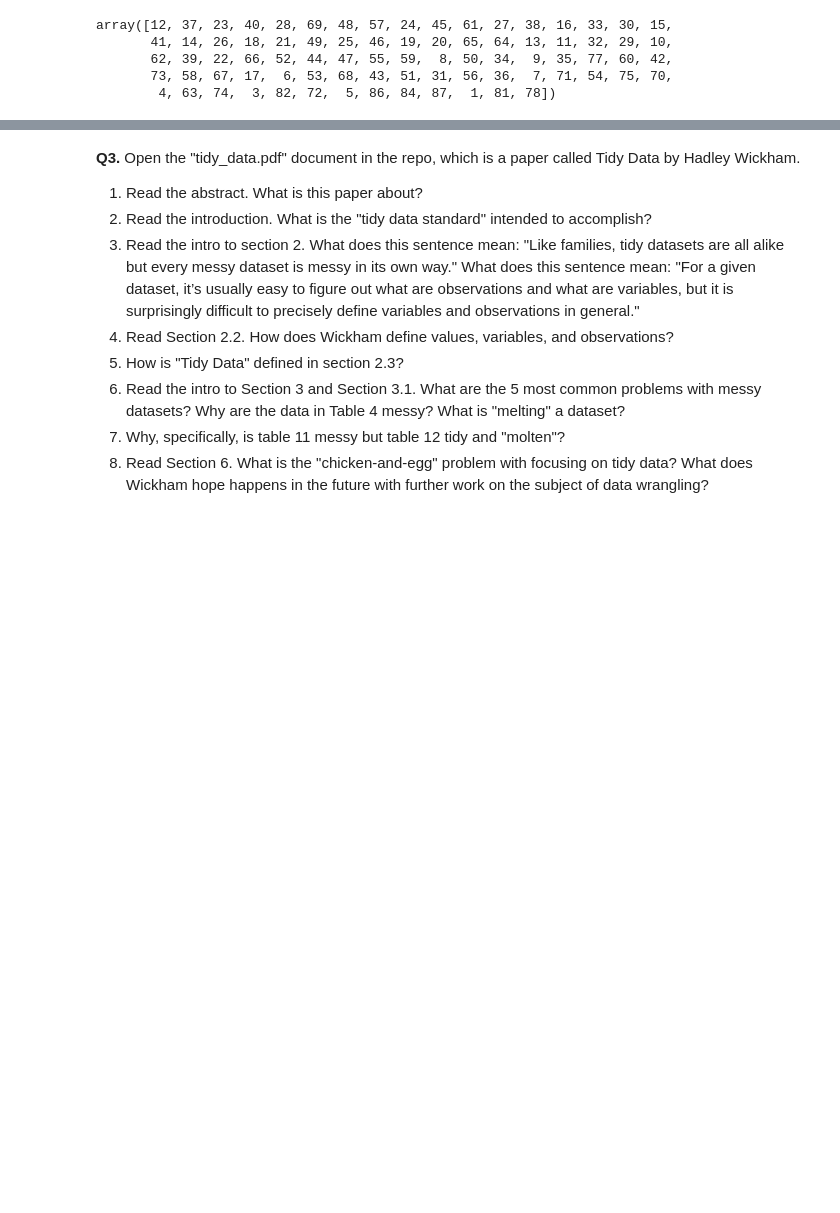
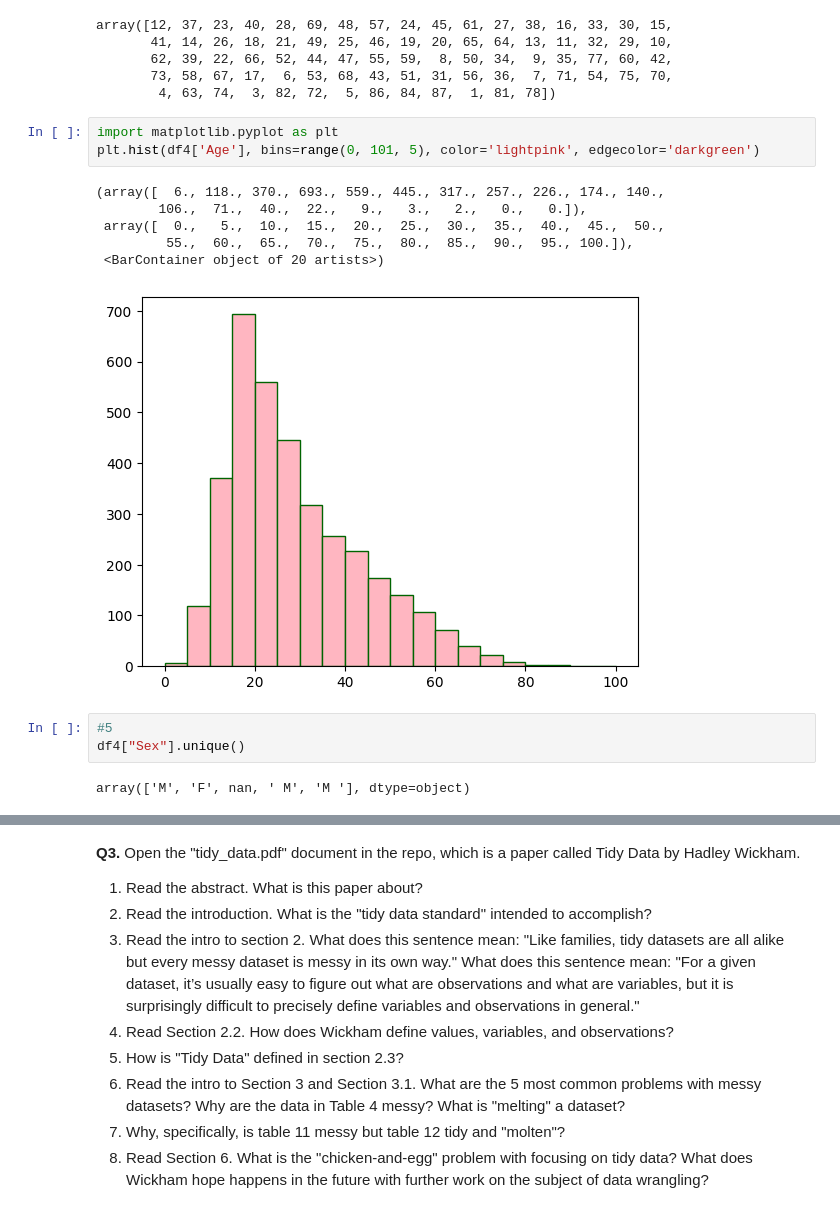
Before and after one commit to ameliavasiliu/wrangling, a Jupyter notebook: assignment/assignment.ipynb, the cells around one changed output, grey strips where cells are left out. Cells and saved outputs as stored; diff of their text form; blank space fills up the shorter version.

```diff
--- a/assignment/assignment.ipynb
+++ b/assignment/assignment.ipynb
@@ -390,3 +390,18 @@ array([12, 37, 23, 40, 28, 69, 48, 57, 24, 45, 61, 27, 38, 16, 33, 30, 15,
        62, 39, 22, 66, 52, 44, 47, 55, 59,  8, 50, 34,  9, 35, 77, 60, 42,
        73, 58, 67, 17,  6, 53, 68, 43, 51, 31, 56, 36,  7, 71, 54, 75, 70,
         4, 63, 74,  3, 82, 72,  5, 86, 84, 87,  1, 81, 78])
+# %%
+import matplotlib.pyplot as plt
+plt.hist(df4['Age'], bins=range(0, 101, 5), color='lightpink', edgecolor='darkgreen')
+# %% [output]
+(array([  6., 118., 370., 693., 559., 445., 317., 257., 226., 174., 140.,
+        106.,  71.,  40.,  22.,   9.,   3.,   2.,   0.,   0.]),
+ array([  0.,   5.,  10.,  15.,  20.,  25.,  30.,  35.,  40.,  45.,  50.,
+         55.,  60.,  65.,  70.,  75.,  80.,  85.,  90.,  95., 100.]),
+ <BarContainer object of 20 artists>)
+[figure, added]
+# %%
+#5
+df4["Sex"].unique()
+# %% [output]
+array(['M', 'F', nan, ' M', 'M '], dtype=object)
```
Also changed, not shown: parts of 4 cells of this notebook.
